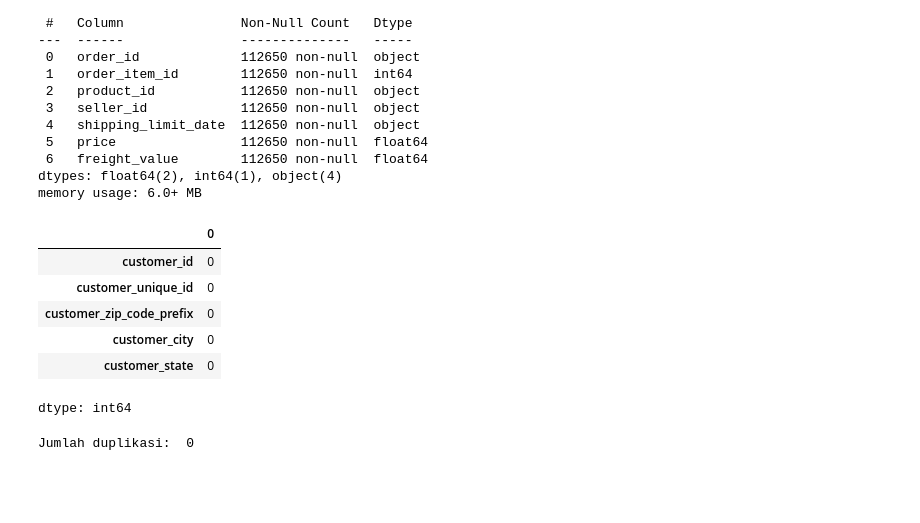
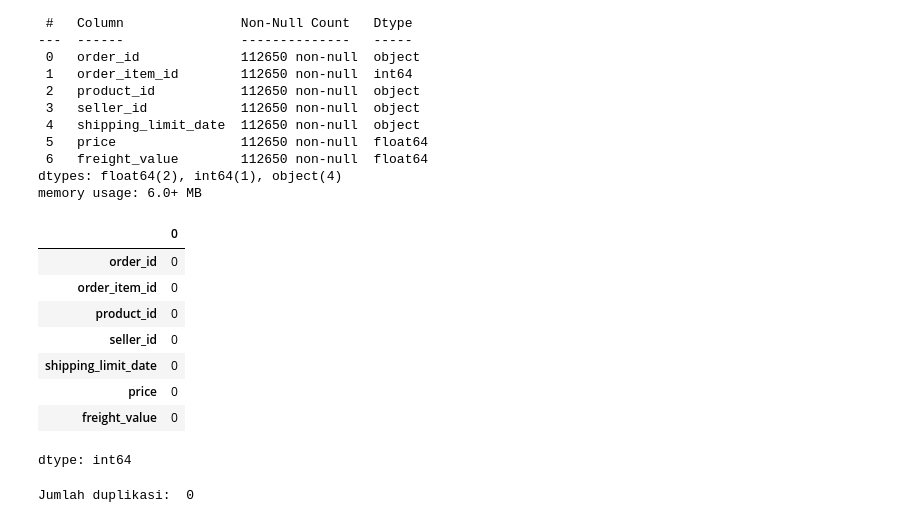
Before and after one commit to ralik45/E-Commerce-Analysis, a Jupyter notebook: Submission.ipynb, the cells around one changed output. Saved outputs shown, nothing was run; the diff lists cells and outputs as text; code cells hidden in the pictures; blank space fills up the shorter version.

```diff
--- a/Submission.ipynb
+++ b/Submission.ipynb
@@ -265,14 +267,16 @@ Data columns (total 7 columns):
 dtypes: float64(2), int64(1), object(4)
 memory usage: 6.0+ MB
 # %%
-customers_df.isna().sum()
+order_items_df.isna().sum()
 # %% [output]
 |  | 0 |
-| customer_id | 0 |
-| customer_unique_id | 0 |
-| customer_zip_code_prefix | 0 |
-| customer_city | 0 |
-| customer_state | 0 |
+| order_id | 0 |
+| order_item_id | 0 |
+| product_id | 0 |
+| seller_id | 0 |
+| shipping_limit_date | 0 |
+| price | 0 |
+| freight_value | 0 |
 dtype: int64
 # %%
 print("Jumlah duplikasi: ",order_items_df.duplicated().sum())
```
Also changed, not shown: parts of 34 cells of this notebook.
